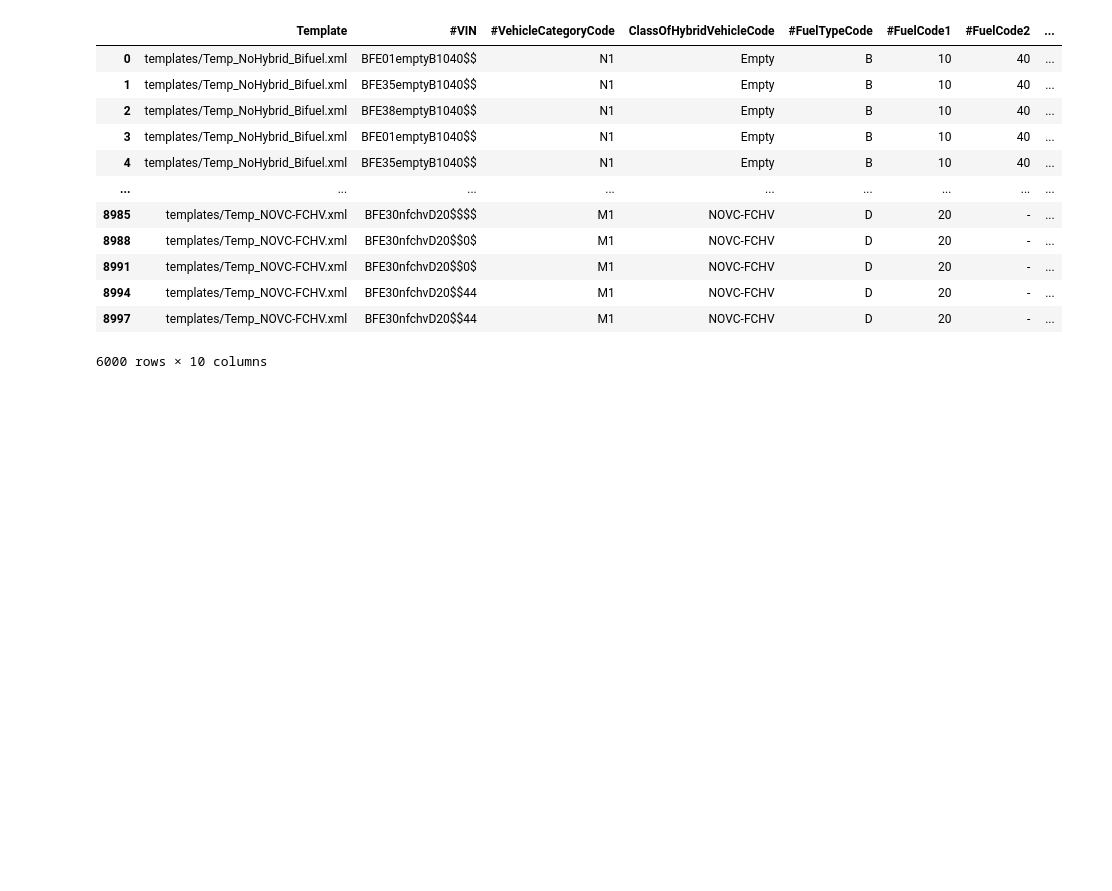
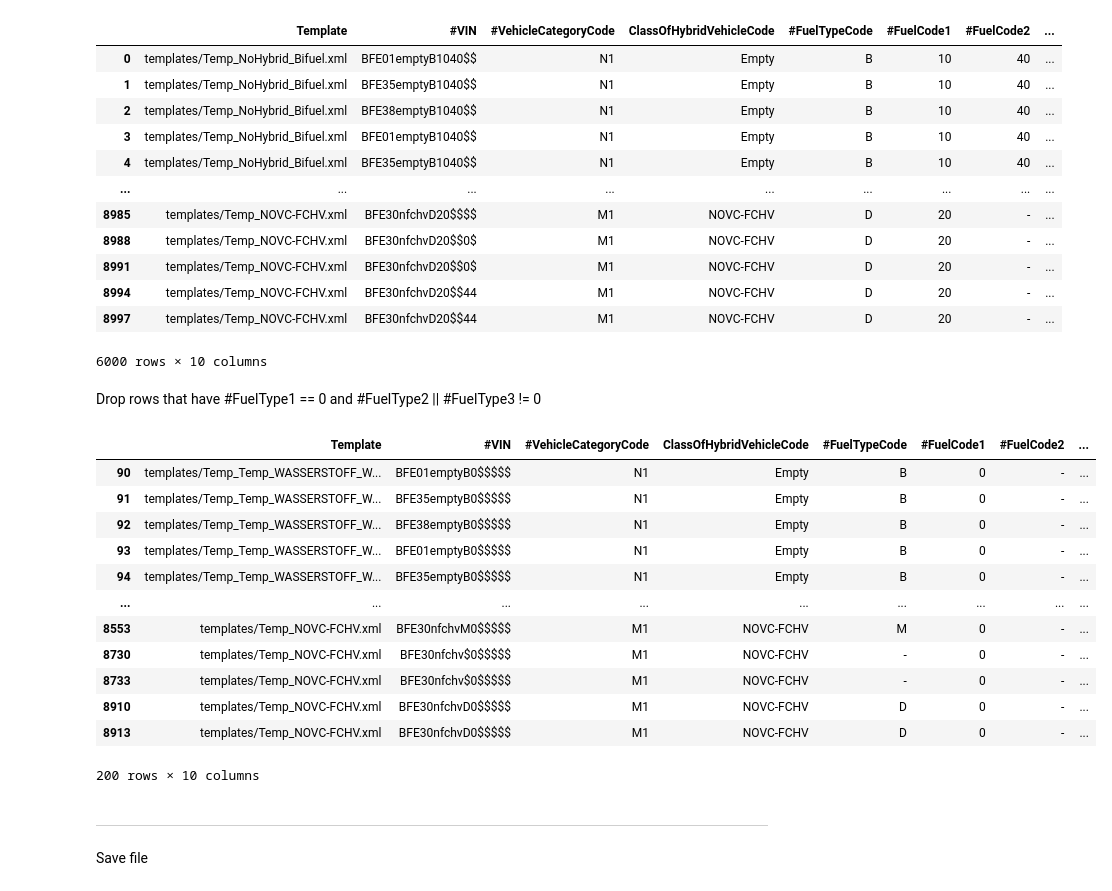
Before and after one commit to aresssera/generate_test_files_CO2_emission, a Jupyter notebook: createCombinations.ipynb, the cells around one changed output. Drawn from its saved outputs; the diff is of its cells as text; code cells hidden in the pictures; blank space fills up the shorter version.

```diff
--- a/createCombinations.ipynb
+++ b/createCombinations.ipynb
@@ -211,0 +210,28 @@ newDF.to_csv('allPossibleCombinations.csv', index=False)
+# %% [markdown]
+Drop rows that have #FuelType1 == 0 and #FuelType2 || #FuelType3 != 0
+# %%
+indx = newDF[(newDF['#FuelCode1']==0) & (newDF['#FuelCode2']!='-')].index
+newDF.drop(indx, inplace=True)
+# %%
+indx = newDF[(newDF['#FuelCode1']==0) & (newDF['#FuelCode3']!='-')].index
+newDF.drop(indx, inplace=True)
+# %%
+newDF[newDF['#FuelCode1'] == 0]
+# %% [output]
+|  | Template | #VIN | #VehicleCategoryCode | ClassOfHybridVehicleCode | #FuelTypeCode | #FuelCode1 | #FuelCode2 | ... |
+| 90 | templates/Temp_Temp_WASSERSTOFF_W... | BFE01emptyB0$$$$$ | N1 | Empty | B | 0 | - | ... |
+| 91 | templates/Temp_Temp_WASSERSTOFF_W... | BFE35emptyB0$$$$$ | N1 | Empty | B | 0 | - | ... |
+| 92 | templates/Temp_Temp_WASSERSTOFF_W... | BFE38emptyB0$$$$$ | N1 | Empty | B | 0 | - | ... |
+| 93 | templates/Temp_Temp_WASSERSTOFF_W... | BFE01emptyB0$$$$$ | N1 | Empty | B | 0 | - | ... |
+| 94 | templates/Temp_Temp_WASSERSTOFF_W... | BFE35emptyB0$$$$$ | N1 | Empty | B | 0 | - | ... |
+| ... | ... | ... | ... | ... | ... | ... | ... | ... |
+| 8553 | templates/Temp_NOVC-FCHV.xml | BFE30nfchvM0$$$$$ | M1 | NOVC-FCHV | M | 0 | - | ... |
+| 8730 | templates/Temp_NOVC-FCHV.xml | BFE30nfchv$0$$$$$ | M1 | NOVC-FCHV | - | 0 | - | ... |
+| 8733 | templates/Temp_NOVC-FCHV.xml | BFE30nfchv$0$$$$$ | M1 | NOVC-FCHV | - | 0 | - | ... |
+| 8910 | templates/Temp_NOVC-FCHV.xml | BFE30nfchvD0$$$$$ | M1 | NOVC-FCHV | D | 0 | - | ... |
+| 8913 | templates/Temp_NOVC-FCHV.xml | BFE30nfchvD0$$$$$ | M1 | NOVC-FCHV | D | 0 | - | ... |
+200 rows × 10 columns
+# %% [markdown]
+---------------------------------------------------------------------------------------------
+# %% [markdown]
+Save file
```
Also changed, not shown: parts of 2 cells of this notebook.
